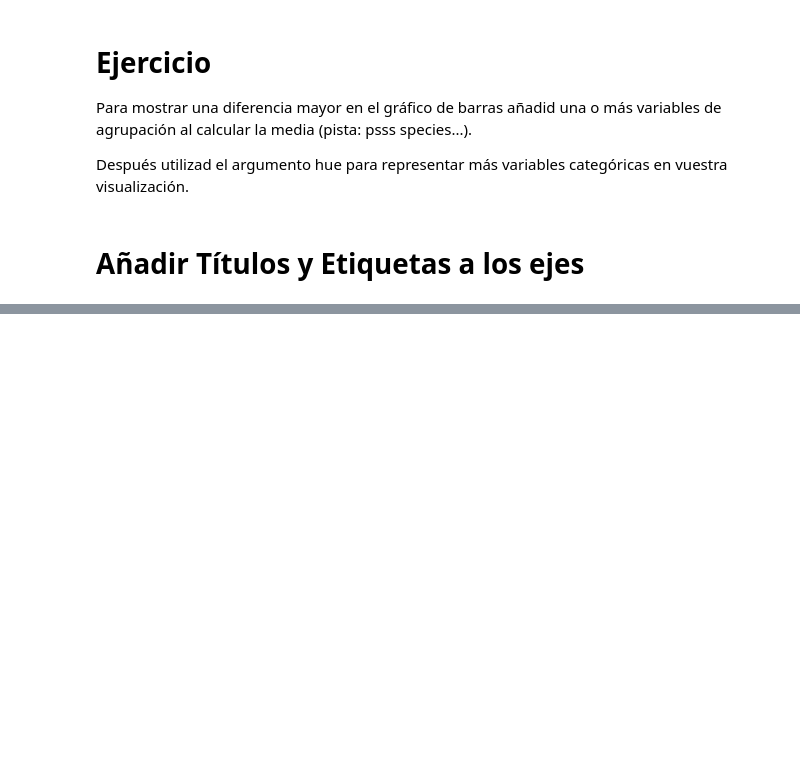
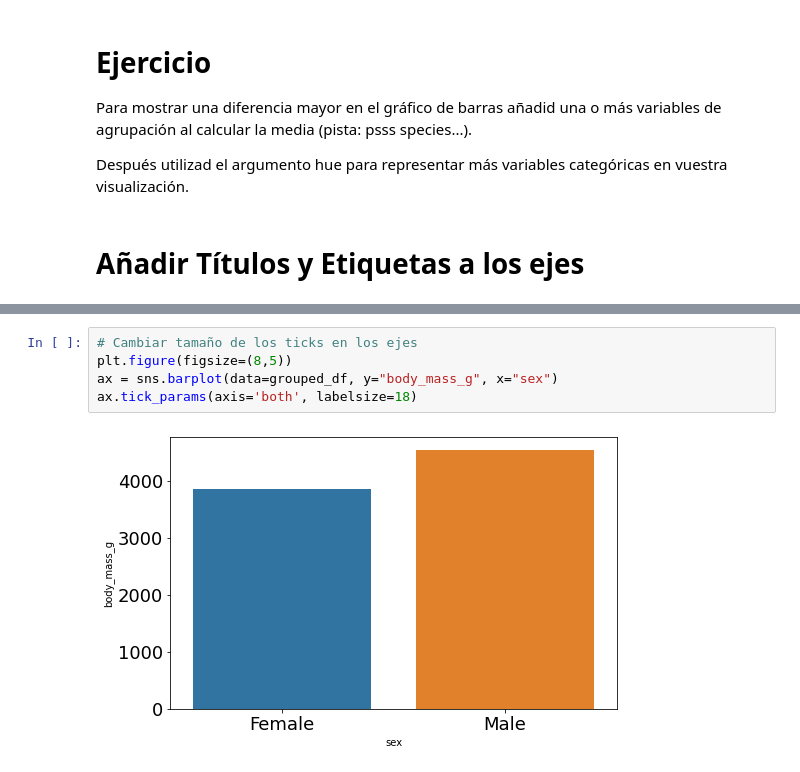
Before and after one commit to CuadraAlconero/IDAL_IA3_CuadraAlconero, a Jupyter notebook: Visualización.ipynb, the cells around one changed output, grey strips where cells are left out. Saved outputs shown, nothing was run; the diff lists cells and outputs as text; blank space fills up the shorter version.

```diff
--- a/Visualización.ipynb
+++ b/Visualización.ipynb
@@ -424,0 +432,7 @@ Después utilizad el argumento hue para representar más variables categóricas
+# %%
+# Cambiar tamaño de los ticks en los ejes
+plt.figure(figsize=(8,5))
+ax = sns.barplot(data=grouped_df, y="body_mass_g", x="sex")
+ax.tick_params(axis='both', labelsize=18)
+# %% [output]
+[figure, added]
```
Also changed, not shown: parts of 22 cells of this notebook.
